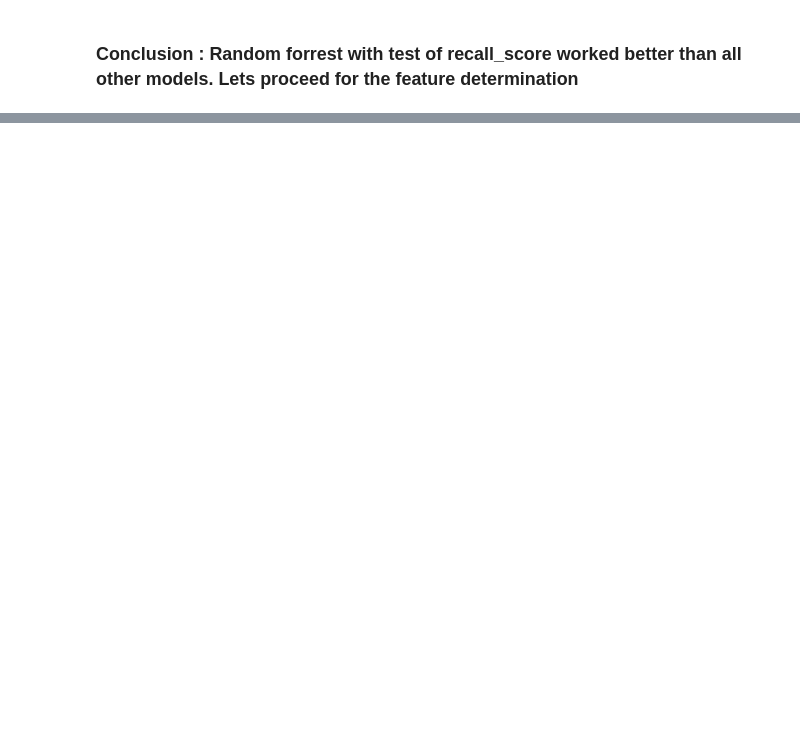
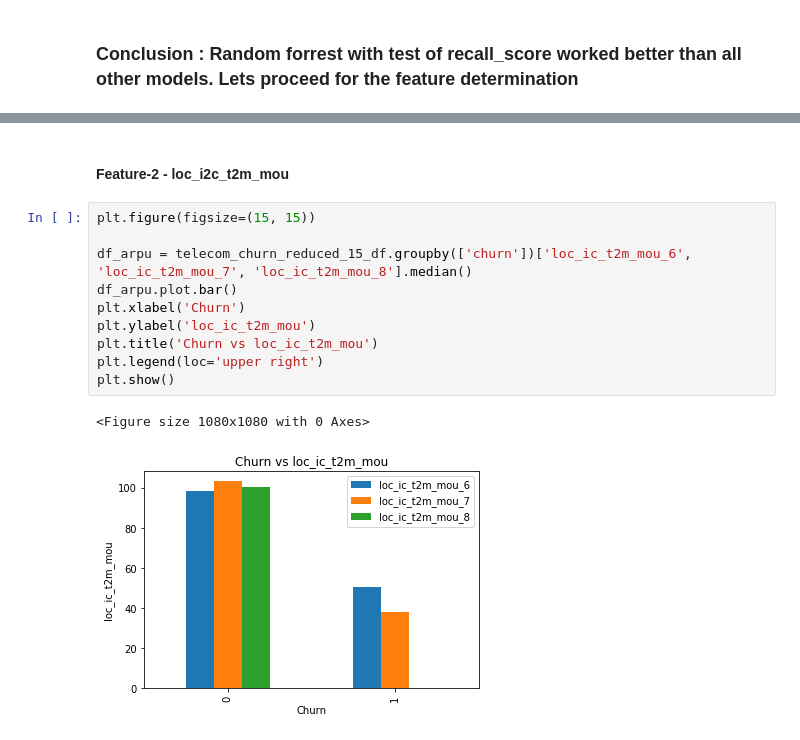
Before and after one commit to murthy605/TelecomChurn, a Jupyter notebook: Hari_Krishna_TelecomChurnCaseStudy.ipynb, the cells around one changed output, grey strips where cells are left out. Cells and saved outputs as stored; diff of their text form; blank space fills up the shorter version.

```diff
--- a/Hari_Krishna_TelecomChurnCaseStudy.ipynb
+++ b/Hari_Krishna_TelecomChurnCaseStudy.ipynb
@@ -1492,0 +1523,15 @@ list(islice(dic.items(), 30))
+# %% [markdown]
+#### Feature-2 - loc_i2c_t2m_mou
+# %%
+plt.figure(figsize=(15, 15))
+
+df_arpu = telecom_churn_reduced_15_df.groupby(['churn'])['loc_ic_t2m_mou_6', 'loc_ic_t2m_mou_7', 'loc_ic_t2m_mou_8'].median()
+df_arpu.plot.bar()
+plt.xlabel('Churn')
+plt.ylabel('loc_ic_t2m_mou')
+plt.title('Churn vs loc_ic_t2m_mou')
+plt.legend(loc='upper right')
+plt.show()
+# %% [output]
+<Figure size 1080x1080 with 0 Axes>
+[figure, added]
```
Also changed, not shown: parts of 42 cells of this notebook.
